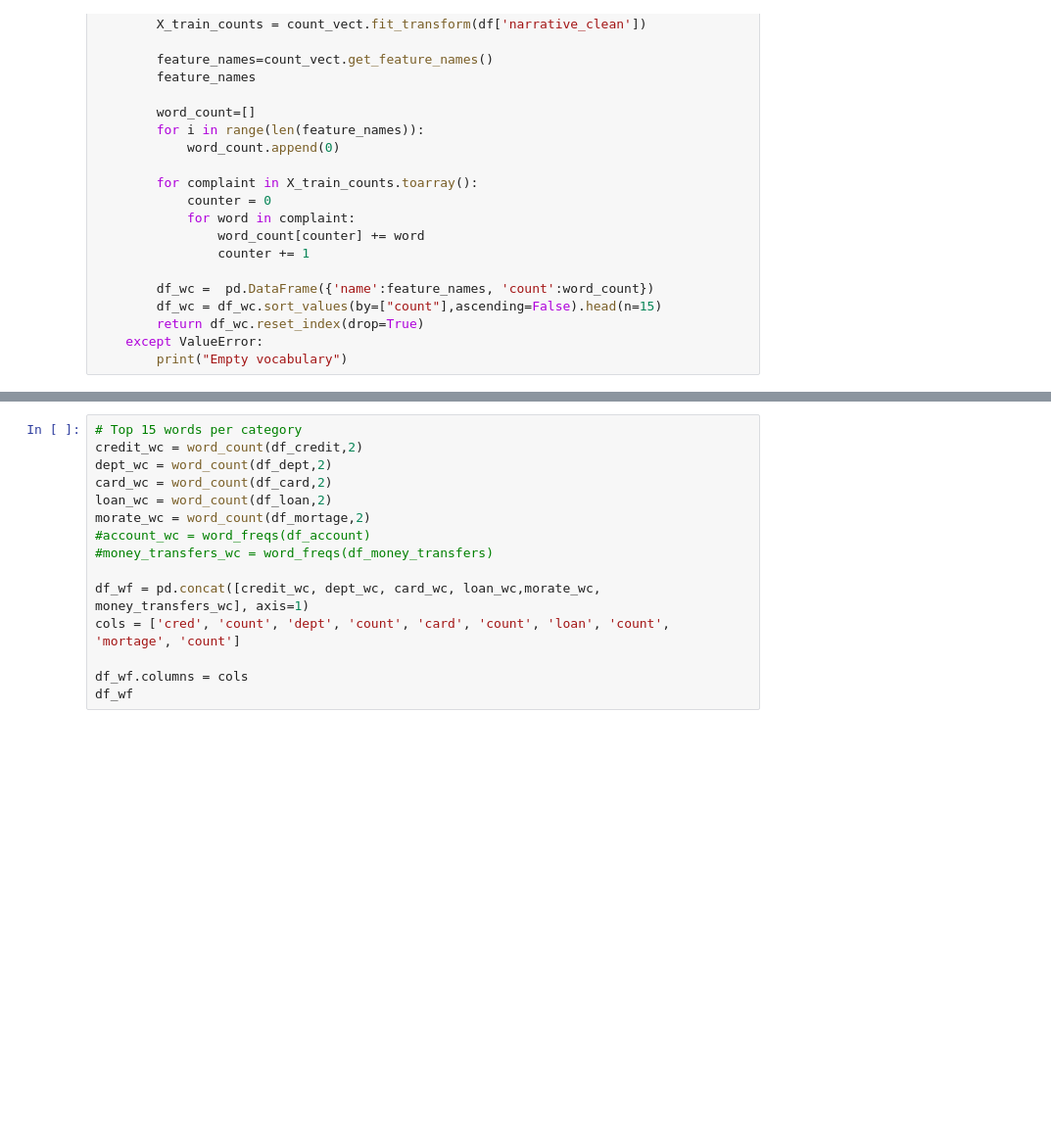
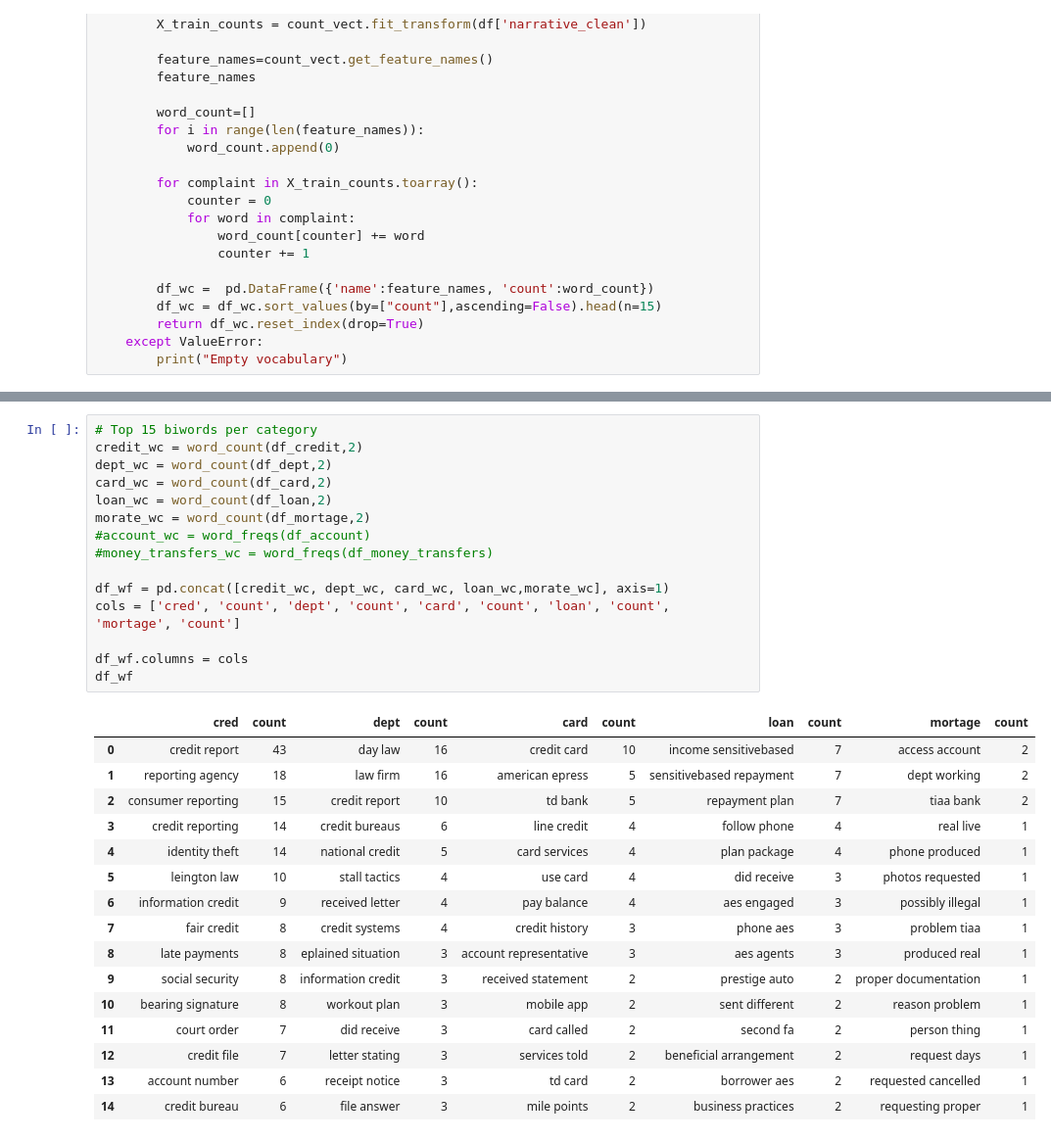
Before and after one commit to WouterStemgee/applied-machine-learning-consumer-complaints-database, a Jupyter notebook: sprint1_Lucas.ipynb, the cells around one changed output, grey strips where cells are left out. Shown at 98% size. Cells and saved outputs as stored; diff of their text form; blank space fills up the shorter version.

```diff
--- a/sprint1_Lucas.ipynb
+++ b/sprint1_Lucas.ipynb
@@ -231,17 +234,34 @@ df_wf
 | 13 | payments | 21 | information | 11 | epress | 5 | fa | 5 | dept | 2 |
 | 14 | section | 21 | paid | 10 | asked | 5 | engaged | 5 | home | 2 |
 # %%
-# Top 15 words per category
+# Top 15 biwords per category
 credit_wc = word_count(df_credit,2)
 dept_wc = word_count(df_dept,2)
 card_wc = word_count(df_card,2)
 loan_wc = word_count(df_loan,2)
 morate_wc = word_count(df_mortage,2)
 #account_wc = word_freqs(df_account)
 #money_transfers_wc = word_freqs(df_money_transfers)
 
-df_wf = pd.concat([credit_wc, dept_wc, card_wc, loan_wc,morate_wc, money_transfers_wc], axis=1)
+df_wf = pd.concat([credit_wc, dept_wc, card_wc, loan_wc,morate_wc], axis=1)
 cols = ['cred', 'count', 'dept', 'count', 'card', 'count', 'loan', 'count', 'mortage', 'count']
 
 df_wf.columns = cols
 df_wf
+# %% [output]
+|  | cred | count | dept | count | card | count | loan | count | mortage | count |
+| 0 | credit report | 43 | day law | 16 | credit card | 10 | income sensitivebased | 7 | access account | 2 |
+| 1 | reporting agency | 18 | law firm | 16 | american epress | 5 | sensitivebased repayment | 7 | dept working | 2 |
+| 2 | consumer reporting | 15 | credit report | 10 | td bank | 5 | repayment plan | 7 | tiaa bank | 2 |
+| 3 | credit reporting | 14 | credit bureaus | 6 | line credit | 4 | follow phone | 4 | real live | 1 |
+| 4 | identity theft | 14 | national credit | 5 | card services | 4 | plan package | 4 | phone produced | 1 |
+| 5 | leington law | 10 | stall tactics | 4 | use card | 4 | did receive | 3 | photos requested | 1 |
+| 6 | information credit | 9 | received letter | 4 | pay balance | 4 | aes engaged | 3 | possibly illegal | 1 |
+| 7 | fair credit | 8 | credit systems | 4 | credit history | 3 | phone aes | 3 | problem tiaa | 1 |
+| 8 | late payments | 8 | eplained situation | 3 | account representative | 3 | aes agents | 3 | produced real | 1 |
+| 9 | social security | 8 | information credit | 3 | received statement | 2 | prestige auto | 2 | proper documentation | 1 |
+| 10 | bearing signature | 8 | workout plan | 3 | mobile app | 2 | sent different | 2 | reason problem | 1 |
+| 11 | court order | 7 | did receive | 3 | card called | 2 | second fa | 2 | person thing | 1 |
+| 12 | credit file | 7 | letter stating | 3 | services told | 2 | beneficial arrangement | 2 | request days | 1 |
+| 13 | account number | 6 | receipt notice | 3 | td card | 2 | borrower aes | 2 | requested cancelled | 1 |
+| 14 | credit bureau | 6 | file answer | 3 | mile points | 2 | business practices | 2 | requesting proper | 1 |
```
Also changed, not shown: parts of 4 cells of this notebook, 1 other file.
